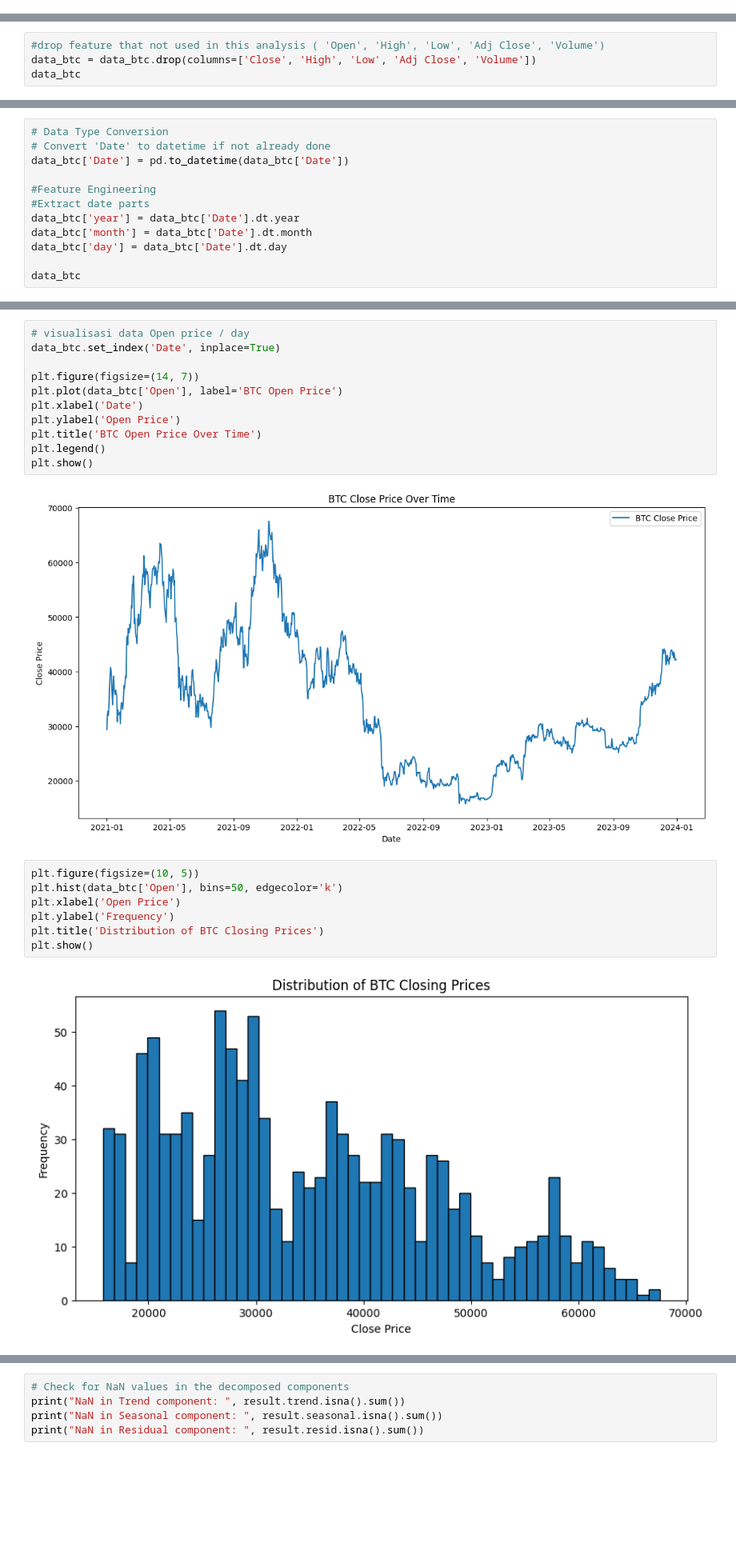
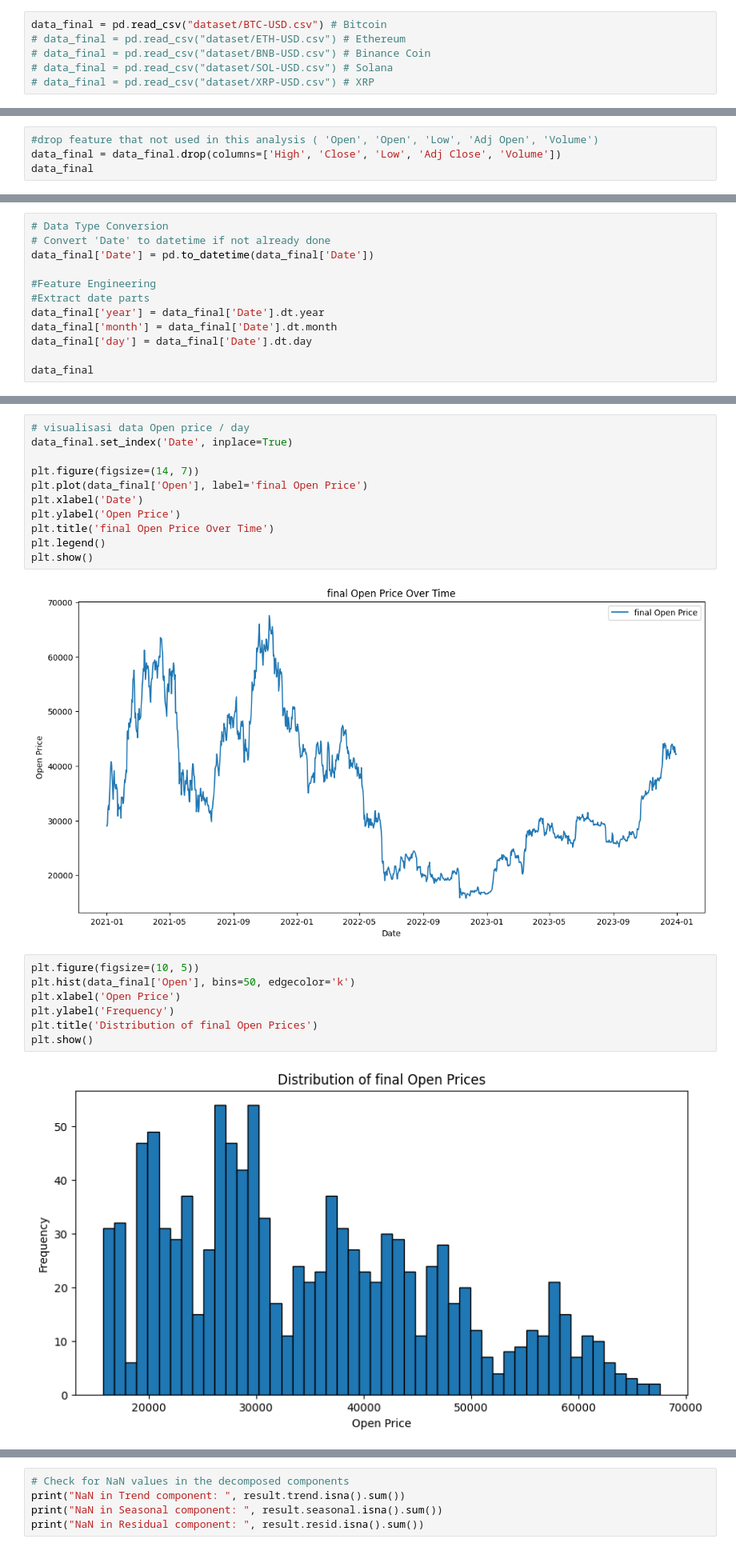
Before and after one commit to adiprrassetyo/forecast-tse-arima, a Jupyter notebook: Open Price.ipynb, the cells around one changed output, grey strips where cells are left out. Shown at 80% size. Saved outputs shown, nothing was run; the diff lists cells and outputs as text; blank space fills up the shorter version.

```diff
--- a/Open Price.ipynb
+++ b/Open Price.ipynb
@@ -52,3 +42,9 @@ data_xrp = pd.read_csv("dataset/XRP-USD.csv")
+# %%
+data_final = pd.read_csv("dataset/BTC-USD.csv") # Bitcoin
+# data_final = pd.read_csv("dataset/ETH-USD.csv") # Ethereum
+# data_final = pd.read_csv("dataset/BNB-USD.csv") # Binance Coin
+# data_final = pd.read_csv("dataset/SOL-USD.csv") # Solana
+# data_final = pd.read_csv("dataset/XRP-USD.csv") # XRP
 # %% [markdown]
 # EDA
 # %%
@@ -96,7 +92,7 @@ Data columns (total 7 columns):
 dtypes: float64(5), int64(1), object(1)
 memory usage: 60.0+ KB
 # %%
-#drop feature that not used in this analysis ( 'Open', 'High', 'Low', 'Adj Close', 'Volume')
-data_btc = data_btc.drop(columns=['Close', 'High', 'Low', 'Adj Close', 'Volume'])
-data_btc
+#drop feature that not used in this analysis ( 'Open', 'Open', 'Low', 'Adj Open', 'Volume')
+data_final = data_final.drop(columns=['High', 'Close', 'Low', 'Adj Close', 'Volume'])
+data_final
 # %% [output]
@@ -116,13 +112,13 @@ data_btc
 # %%
 # Data Type Conversion
 # Convert 'Date' to datetime if not already done
-data_btc['Date'] = pd.to_datetime(data_btc['Date'])
+data_final['Date'] = pd.to_datetime(data_final['Date'])
 
 #Feature Engineering
 #Extract date parts
-data_btc['year'] = data_btc['Date'].dt.year
-data_btc['month'] = data_btc['Date'].dt.month
-data_btc['day'] = data_btc['Date'].dt.day
+data_final['year'] = data_final['Date'].dt.year
+data_final['month'] = data_final['Date'].dt.month
+data_final['day'] = data_final['Date'].dt.day
 
-data_btc
+data_final
 # %% [output]
@@ -141,24 +137,24 @@ data_btc
 1095 rows × 5 columns
 # %%
 # visualisasi data Open price / day
-data_btc.set_index('Date', inplace=True)
+data_final.set_index('Date', inplace=True)
 
 plt.figure(figsize=(14, 7))
-plt.plot(data_btc['Open'], label='BTC Open Price')
+plt.plot(data_final['Open'], label='final Open Price')
 plt.xlabel('Date')
 plt.ylabel('Open Price')
-plt.title('BTC Open Price Over Time')
+plt.title('final Open Price Over Time')
 plt.legend()
 plt.show()
 # %% [output]
 [figure]
 # %%
 plt.figure(figsize=(10, 5))
-plt.hist(data_btc['Open'], bins=50, edgecolor='k')
+plt.hist(data_final['Open'], bins=50, edgecolor='k')
 plt.xlabel('Open Price')
 plt.ylabel('Frequency')
-plt.title('Distribution of BTC Closing Prices')
+plt.title('Distribution of final Open Prices')
 plt.show()
 # %% [output]
-[figure, old version]
+[figure, new version]
 # %%
```
Also changed, not shown: parts of 26 cells of this notebook, 9 other files.
